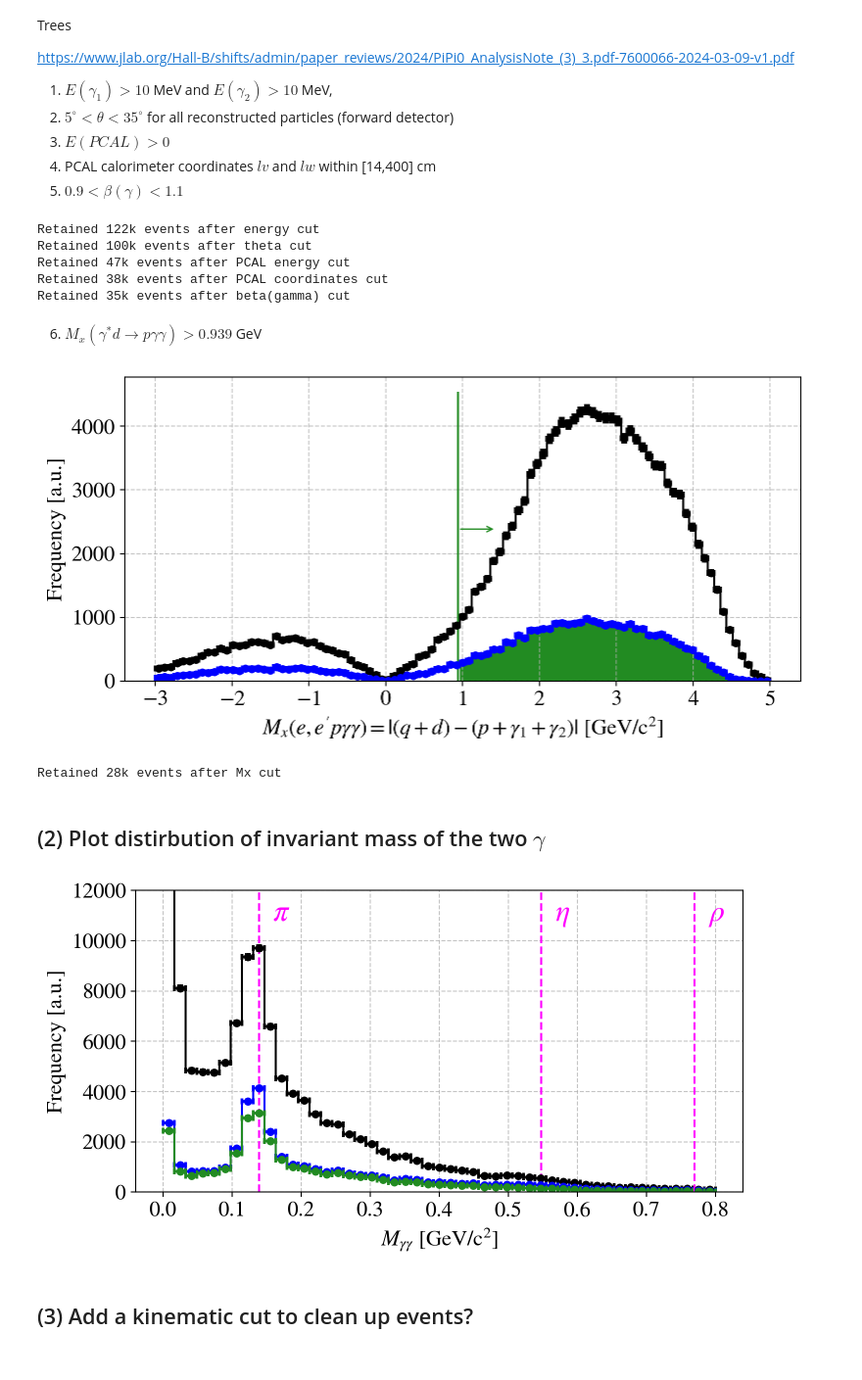
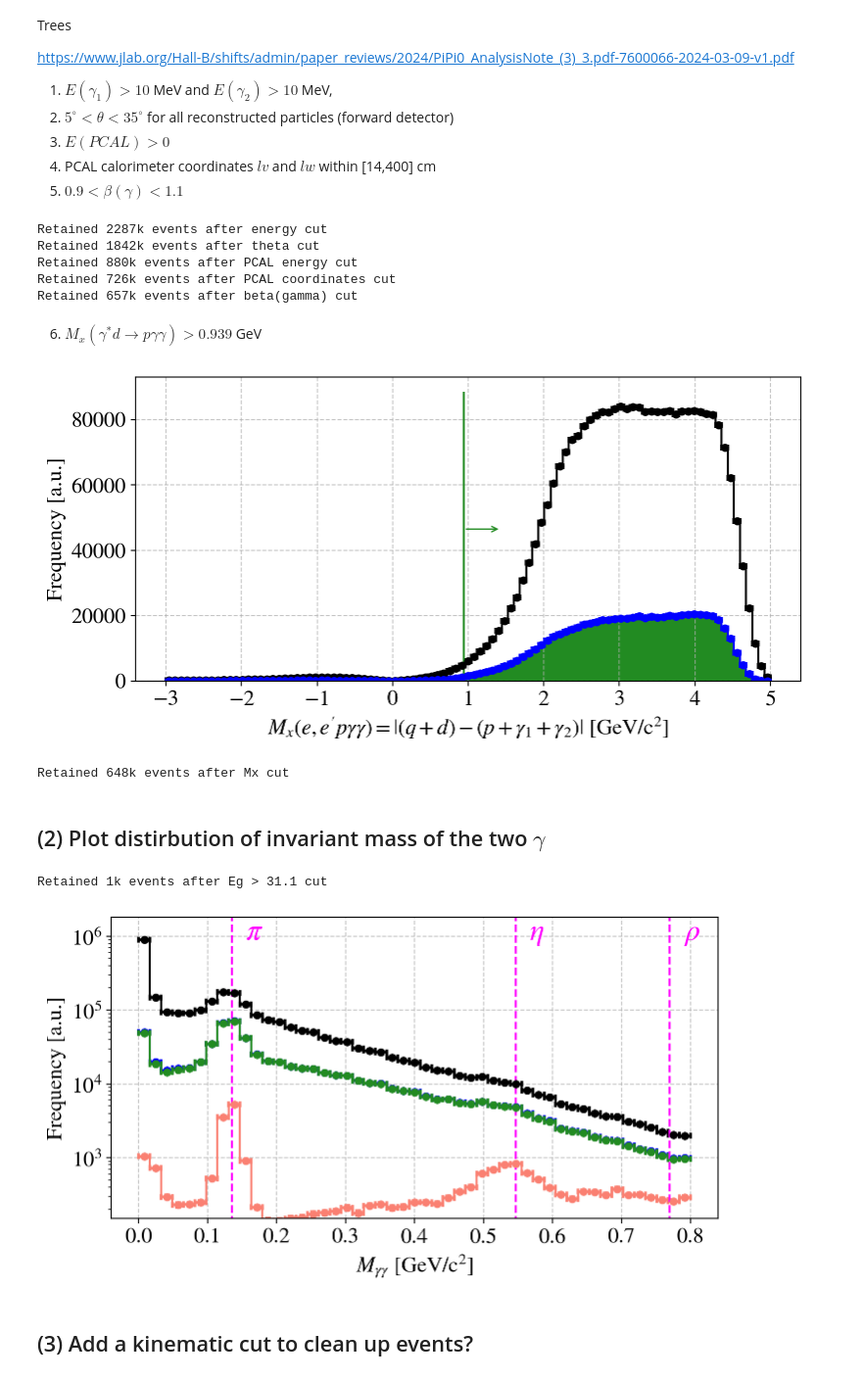
Before and after one commit to erezcoh4/CLAS12_BranchingRatios_Analysis, a Jupyter notebook: PythonAnalysis/InvariantMass_2gammas/FirstLookAtInvariantMass.ipynb, the cells around one changed output. Shown at 98% size. Drawn from its saved outputs; the diff is of its cells as text; code cells hidden in the pictures.

```diff
--- a/PythonAnalysis/InvariantMass_2gammas/FirstLookAtInvariantMass.ipynb
+++ b/PythonAnalysis/InvariantMass_2gammas/FirstLookAtInvariantMass.ipynb
@@ -26,9 +26,15 @@ Loaded bin migration and acceptance weights from MC calculations.
 # %%
 data_path  = "/Users/erezcohen/Desktop/data/CLAS12/RGB/BranchingRatios/sidisdvcs"
 subdirname = "sidisdvcs_1Jan2025_commit_5584716"
-run        = 6164
-filename   = "skimmed_BranchingRatios_sidisdvcs_%06d_eep2gX.csv"%run
-fullfile   = data_path + "/" + subdirname + "/" + filename
-data = pd.read_csv(fullfile)
-print('Loaded %dk events from %s run %d'%(len(data)/1000,subdirname,run))
+data = []
+for run,runIdx in zip([6421,6422,6426,6429,6430,6431,6432,6433,6437],range(10)):
+# run        = 6164
+    filename   = "skimmed_BranchingRatios_sidisdvcs_%06d_eep2gX.csv"%run
+    fullfile   = data_path + "/" + subdirname + "/" + filename
+    data_run = pd.read_csv(fullfile)
+    if runIdx==0: data = data_run
+    else: data = pd.concat([data,data_run])
+    print('Loaded %dk events from run %d'%(len(data_run)/1000,run))
+
+print('Loaded %dk events from %s'%(len(data)/1000,subdirname))
 # %% [output]
@@ -84,11 +96,11 @@ data_after_cuts = data_after_cuts[  (beta_min < data_after_cuts["g1_beta"]) & (d
                                   & (beta_min < data_after_cuts["g2_beta"]) & (data_after_cuts["g2_beta"] < beta_max)]
 print('Retained %dk events after beta(gamma) cut'%(len(data_after_cuts)/1000))
 # %% [output]
-Retained 122k events after energy cut
-Retained 100k events after theta cut
-Retained 47k events after PCAL energy cut
-Retained 38k events after PCAL coordinates cut
-Retained 35k events after beta(gamma) cut
+Retained 2287k events after energy cut
+Retained 1842k events after theta cut
+Retained 880k events after PCAL energy cut
+Retained 726k events after PCAL coordinates cut
+Retained 657k events after beta(gamma) cut
 # %% [markdown]
 6. $M_x(\gamma^* d \to p \gamma \gamma) > 0.939$ GeV
 # %%
@@ -108,37 +120,46 @@ ax.annotate("", xy=(Mx_min + 0.5, 0.5*np.max(ax.get_ylim())), xytext=(Mx_min, 0.
 idx_v_min = int(np.argwhere( Mx > Mx_min )[0])
 plt.bar(Mx[idx_v_min:-1], h_after_cuts[idx_v_min:-1], color='forestgreen', width=(Mx[1] - Mx[0]));
 # %% [output]
-[figure, old version]
+[figure, new version]
 # %%
-beta_min, beta_max = 0.9,1.1
+Mx_min = 0.939
 data_after_Mx_cuts = data_after_cuts[ Mx_min < data_after_cuts["M_x_deep2g"]]
 print('Retained %dk events after Mx cut'%(len(data_after_Mx_cuts)/1000))
 # %% [output]
-Retained 28k events after Mx cut
+Retained 648k events after Mx cut
 # %% [markdown]
 ## (2) Plot distirbution of invariant mass of the two $\gamma$
 # %%
-M_pi  = 0.139
-M_eta = 0.548
+M_pi  = 0.135
+M_eta = 0.547
 M_rho = 0.770
 # %%
 bins_Mgg=np.linspace(0,0.8,50)
+# %%
+Eg_min = 1.0 # GeV
+data_after_Eg_min_cut = data_after_Mx_cuts[(data_after_Mx_cuts["g1_E"] > Eg_min) & (data_after_Mx_cuts["g2_E"] > Eg_min)]
+print('Retained %dk events after Eg > %0.1f cut'%(Eg_min,len(data_after_Eg_min_cut)/1000))
+# %% [output]
+Retained 1k events after Eg > 31.1 cut
 # %%
 var = "Mgg"
 x = data_after_cuts[var]
 fig = plt.figure(figsize=(8,4))
 ax = fig.add_subplot(1,1,1)
 h_all  = plot_step_hist(data[var],               bins=bins_Mgg ,color='k');
 h_cuts = plot_step_hist(data_after_cuts[var],    bins=bins_Mgg, color='b');
-h_cuts = plot_step_hist(data_after_Mx_cuts[var], bins=bins_Mgg, color='forestgreen');
+h_Mx_cut = plot_step_hist(data_after_Mx_cuts[var], bins=bins_Mgg, color='forestgreen');
+h_Eg_min_cut = plot_step_hist(data_after_Eg_min_cut[var],  bins=bins_Mgg, color='salmon');
 
-ymax = 12000 #np.max(h)
+
+ymax = 2*np.max(h_all) # 0.3*np.max(h_all)
 for resname,M_res in zip(['\\pi','\\eta','\\rho'],[M_pi,M_eta,M_rho]):
     plt.vlines(M_res, 0,ymax,linestyles='--',colors='magenta');
-    plt.text(M_res+0.02,0.9*ymax,"$"+resname+"$",color='magenta',fontsize=22)
-set_axes(ax,'$M_{\gamma\gamma}$ [GeV/c$^2$]','Frequency [a.u.]',fontsize=16,do_add_grid=True,ylim=(0,ymax));
+    plt.text(M_res+0.02,0.5*ymax,"$"+resname+"$",color='magenta',fontsize=22)
+set_axes(ax,'$M_{\gamma\gamma}$ [GeV/c$^2$]','Frequency [a.u.]',fontsize=16,do_add_grid=True,ylim=(150,ymax));
+ax.set_yscale('log')
 # %% [output]
-[figure, old version]
+[figure, new version]
 # %% [markdown]
 ## (3) Add a kinematic cut to clean up events?
 # %% [markdown]
```
Also changed, not shown: parts of 18 cells of this notebook, 7 other files.
